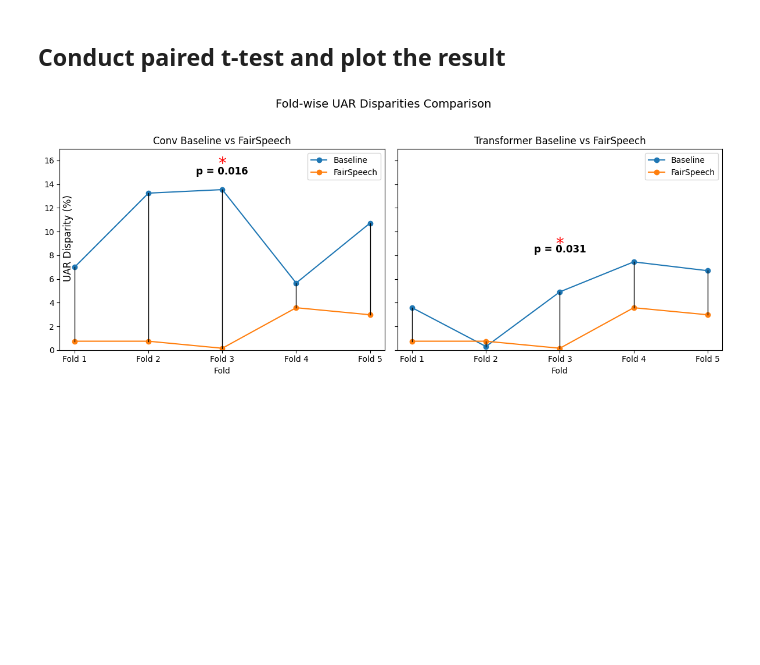
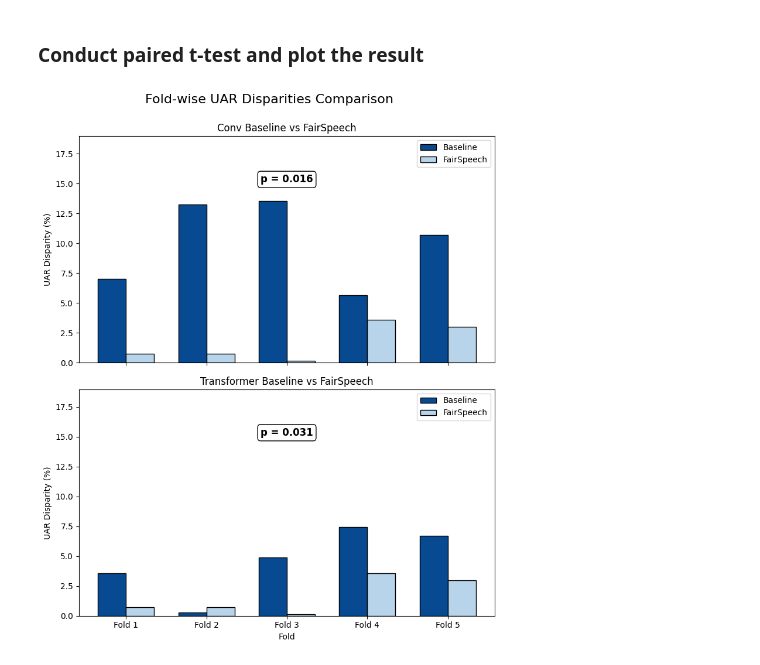
Before and after one commit to Gyubin-Lee/FairSpeech, a Jupyter notebook: analysis.ipynb, the cells around one changed output. Cells and saved outputs as stored; diff of their text form; code cells hidden in the pictures; blank space fills up the shorter version.

Commit message:
240528 Analyse results

```diff
--- a/analysis.ipynb
+++ b/analysis.ipynb
@@ -69,66 +281,71 @@ FairSpeech Mean UAR Disparity(%): 1.6369 ± 1.3671
 # %% [markdown]
-## Conduct paired t-test and plot the result
+### Conduct paired t-test and plot the result
 # %%
 import numpy as np
 import matplotlib.pyplot as plt
 from scipy.stats import ttest_rel
 
-conv_baseline = np.array(conv_baseline_UAR_diff)
-transformer_baseline = np.array(transformer_baseline_UAR_diff)
-fairspeech = np.array(fairspeech_uar_diff)
+# Load the UAR disparities from your computed metrics
+conv_baseline        = np.array(metrics['conv_baseline']['disparities_pct'])
+transformer_baseline = np.array(metrics['transformer_baseline']['disparities_pct'])
+transformer_fairness_penalty = np.array(metrics['transformer_fairness_penalty']['disparities_pct'])
+fairspeech           = np.array(metrics['fairspeech']['disparities_pct'])
 
-folds = np.arange(1, 6)
+folds = np.arange(1, len(conv_baseline) + 1)
+width = 0.35
 
-# Perform paired t-tests
+# Paired t‐tests
 p_conv  = ttest_rel(conv_baseline, fairspeech).pvalue
 p_trans = ttest_rel(transformer_baseline, fairspeech).pvalue
 
-fig, axs = plt.subplots(1, 2, figsize=(12, 5), sharey=True)
+# Two similar blues
+blues = plt.get_cmap('Blues')
+baseline_color   = blues(0.9)
+fairspeech_color = blues(0.3)
+
+# Global y‐limit and annotation height
+global_max = max(conv_baseline.max(), transformer_baseline.max(), fairspeech.max())
+y_limit    = global_max * 1.4
+y_annot    = global_max * 1.1
+
+# Create 2 vertical subplots
+fig, axs = plt.subplots(2, 1, figsize=(8, 10), sharex=True, sharey=True)
 
 for ax, baseline, title, p_val in zip(
     axs,
     [conv_baseline, transformer_baseline],
     ['Conv Baseline vs FairSpeech', 'Transformer Baseline vs FairSpeech'],
     [p_conv, p_trans]
 ):
-    # baseline vs FairSpeech
-    ax.plot(folds, baseline,        '-o', label='Baseline',  color='C0')
-    ax.plot(folds, fairspeech,      '-o', label='FairSpeech', color='C1')
-    for x, y0, y1 in zip(folds, baseline, fairspeech):
-        ax.plot([x, x], [y0, y1], 'k-', lw=1)
+    # Plot bars
+    ax.bar(folds - width/2, baseline,  width,
+           label='Baseline',  color=baseline_color,  edgecolor='k')
+    ax.bar(folds + width/2, fairspeech, width,
+           label='FairSpeech', color=fairspeech_color, edgecolor='k')
 
-    # Annotate the p-value
-    y_max   = max(baseline.max(), fairspeech.max())
-    y_annot = y_max * 1.08
+    # p‐value annotation
     ax.text(
         x=folds.mean(),
         y=y_annot,
         s=f'p = {p_val:.3f}',
         ha='center', va='bottom',
-        fontsize=12, fontweight='bold'
+        fontsize=12, fontweight='bold',
+        bbox=dict(boxstyle='round,pad=0.3', facecolor='white', edgecolor='black')
     )
-    if p_val < 0.05:
-        ax.text(
-            x=folds.mean(),
-            y=y_annot + y_max * 0.03,
-            s='*',
-            ha='center', va='bottom',
-            fontsize=20, color='red'
-        )
 
-    # Set the x-ticks and labels
+    # Formatting
     ax.set_xticks(folds)
     ax.set_xticklabels([f'Fold {i}' for i in folds])
-    ax.set_xlabel('Fold')
+    ax.set_ylabel('UAR Disparity (%)')
     ax.set_title(title)
     ax.legend()
-    ax.set_ylim(0, y_annot + y_max * 1.2)
+    ax.set_ylim(0, y_limit)
 
-# Set the y-label for the plot
-fig.text(0.04, 0.5, 'UAR Disparity (%)', va='center', rotation='vertical', fontsize=12)
+# Common x-label on bottom plot
+axs[-1].set_xlabel('Fold')
 
-plt.suptitle('Fold-wise UAR Disparities Comparison', fontsize=14)
-plt.tight_layout(rect=[0,0,1,0.95])
+plt.suptitle('Fold-wise UAR Disparities Comparison', fontsize=16, y=0.95)
+plt.tight_layout(rect=[0, 0, 1, 0.95])
 plt.show()
 # %% [output]
-[figure, old version]
+[figure, new version]
```
Also changed, not shown: parts of 19 cells of this notebook, 3 other files.
